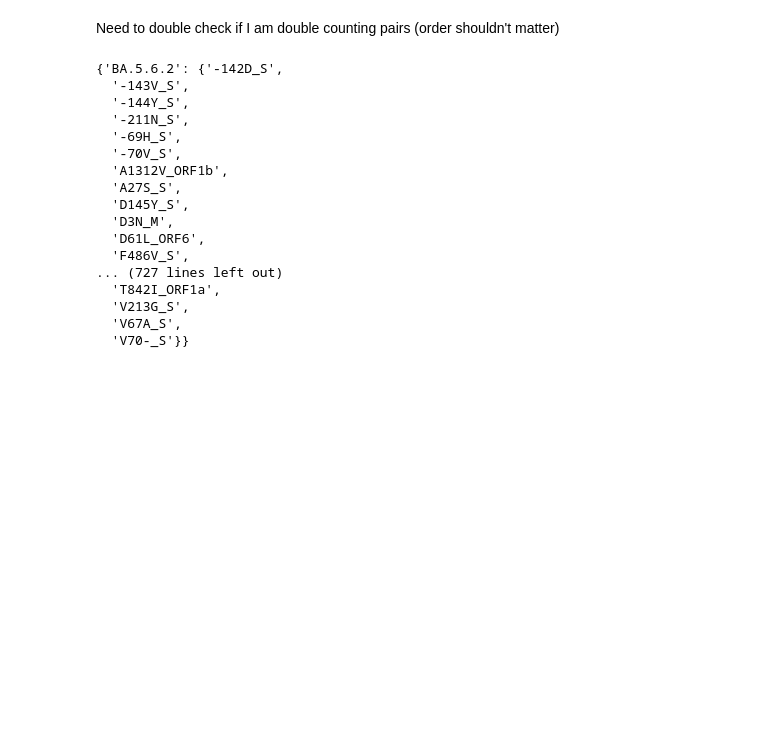
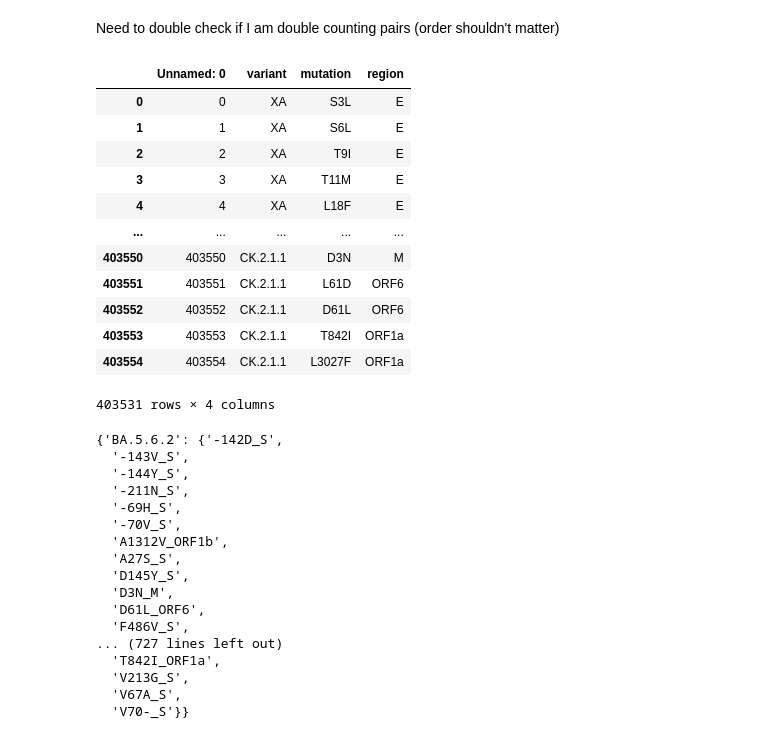
Before and after one commit to blab/sars2-epistasis-modeling, a Jupyter notebook: mutations-by-variant/model-comparison-and-outliers.ipynb, the cells around one changed output. Drawn from its saved outputs; the diff is of its cells as text; code cells hidden in the pictures; blank space fills up the shorter version.

```diff
--- a/mutations-by-variant/model-comparison-and-outliers.ipynb
+++ b/mutations-by-variant/model-comparison-and-outliers.ipynb
@@ -265,3 +268,20 @@ Need to double check if I am double counting pairs (order shouldn't matter)
+# %%
+# Viewing mutations after deleting BA.2 mutations
+mutations_df
+# %% [output]
+|  | Unnamed: 0 | variant | mutation | region |
+| 0 | 0 | XA | S3L | E |
+| 1 | 1 | XA | S6L | E |
+| 2 | 2 | XA | T9I | E |
+| 3 | 3 | XA | T11M | E |
+| 4 | 4 | XA | L18F | E |
+| ... | ... | ... | ... | ... |
+| 403550 | 403550 | CK.2.1.1 | D3N | M |
+| 403551 | 403551 | CK.2.1.1 | L61D | ORF6 |
+| 403552 | 403552 | CK.2.1.1 | D61L | ORF6 |
+| 403553 | 403553 | CK.2.1.1 | T842I | ORF1a |
+| 403554 | 403554 | CK.2.1.1 | L3027F | ORF1a |
+403531 rows × 4 columns
 # %%
 def find_mutations(data):
     """
```
Also changed, not shown: parts of 4 cells of this notebook, 2 other files.
